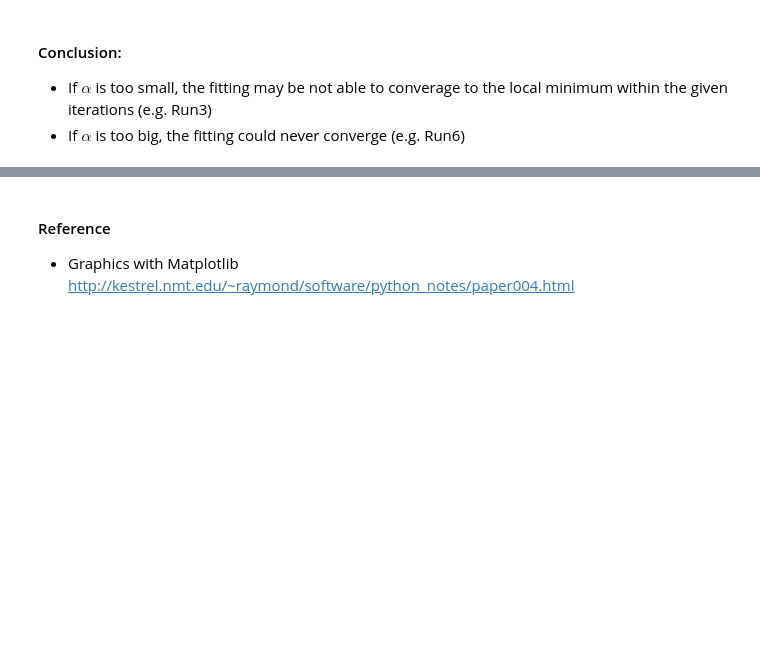
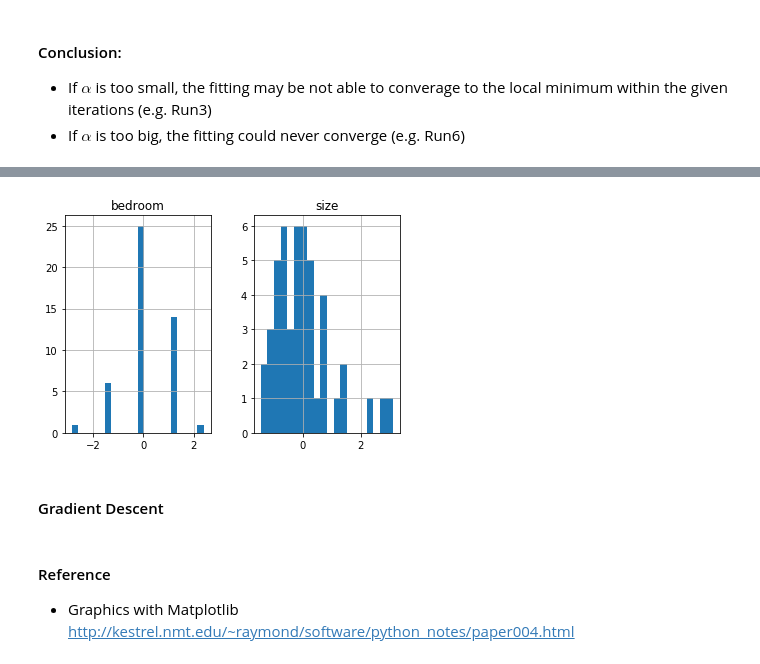
Before and after one commit to fiony/ml-course-andrew-ng, a Jupyter notebook: ex1/Programming Exercise 1-Linear Regression.ipynb, the cells around one changed output, grey strips where cells are left out. Cells and saved outputs as stored; diff of their text form; code cells hidden in the pictures; blank space fills up the shorter version.

Commit message:
optional excercise: feature normalization

```diff
--- a/ex1/Programming Exercise 1-Linear Regression.ipynb
+++ b/ex1/Programming Exercise 1-Linear Regression.ipynb
@@ -407,0 +450,14 @@ plt.show()
+# %%
+def featureNormalize(X):
+    mu = X.mean()
+    sigma = X.std()
+    X_norm = (X - mu) / sigma
+    return X_norm, mu, sigma
+# %%
+X_norm, mu, sigma = featureNormalize(X)
+
+print ('\nFirst 10 examples after normalization:')
+print('Size(mu={0}, sigma={1})'.format(mu[0], sigma[0]))
+print('Bedroom(mu={0}, sigma={1})'.format(mu[1], sigma[1]))
+
+X_norm[0:10]
@@ -408,3 +479,9 @@ plt.show()
+# %%
+norm_hist = X_norm.hist(bins=20)
+# %% [output]
+[figure, added]
+# %% [markdown]
+#### Gradient Descent
 # %% [markdown]
 #### Reference
 - Graphics with Matplotlib http://kestrel.nmt.edu/~raymond/software/python_notes/paper004.html
```
Also changed, not shown: parts of 8 cells of this notebook, 1 other file.
